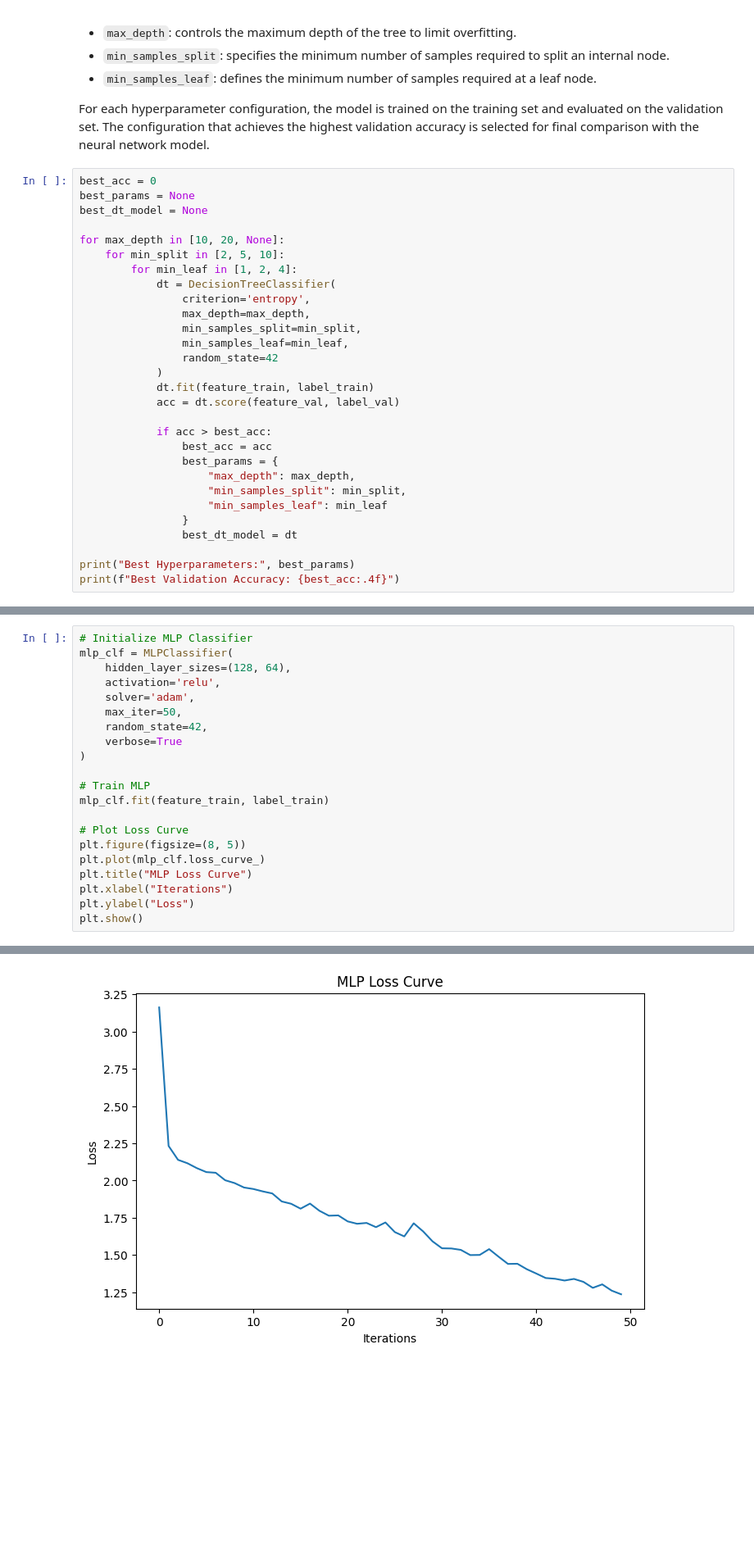
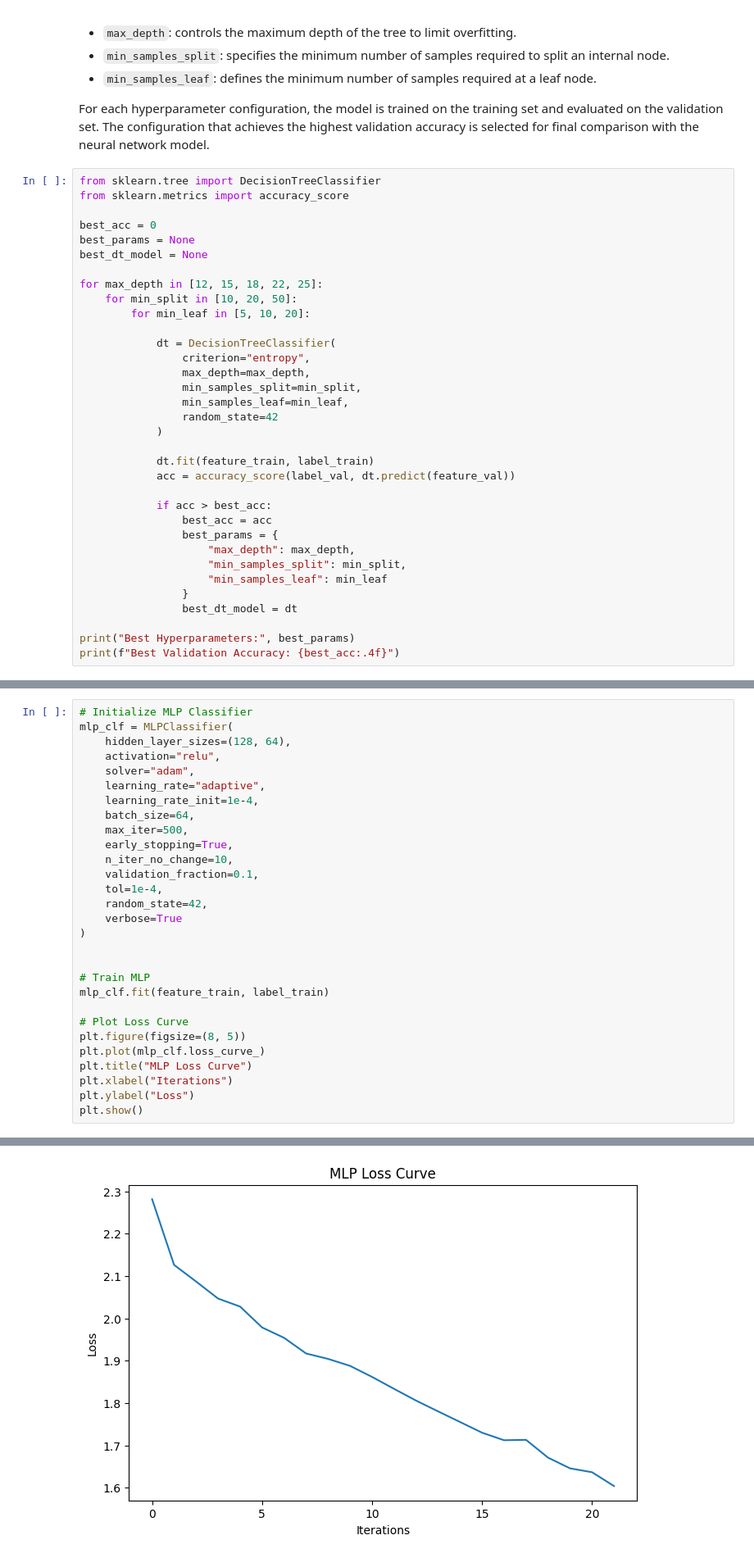
Before and after one commit to jiu45/MNIST-Classification, a Jupyter notebook: Food_MNIST.ipynb, the cells around one changed output, grey strips where cells are left out. Shown at 82% size. Saved outputs shown, nothing was run; the diff lists cells and outputs as text; blank space fills up the shorter version.

```diff
--- a/Food_MNIST.ipynb
+++ b/Food_MNIST.ipynb
@@ -203,22 +203,27 @@ The Decision Tree hyperparameters are tuned **manually using the validation set*
 
 For each hyperparameter configuration, the model is trained on the training set and evaluated on the validation set. The configuration that achieves the highest validation accuracy is selected for final comparison with the neural network model.
 # %%
+from sklearn.tree import DecisionTreeClassifier
+from sklearn.metrics import accuracy_score
+
 best_acc = 0
 best_params = None
 best_dt_model = None
 
-for max_depth in [10, 20, None]:
-    for min_split in [2, 5, 10]:
-        for min_leaf in [1, 2, 4]:
+for max_depth in [12, 15, 18, 22, 25]:
+    for min_split in [10, 20, 50]:
+        for min_leaf in [5, 10, 20]:
+
             dt = DecisionTreeClassifier(
-                criterion='entropy',
+                criterion="entropy",
                 max_depth=max_depth,
                 min_samples_split=min_split,
                 min_samples_leaf=min_leaf,
                 random_state=42
             )
+
             dt.fit(feature_train, label_train)
-            acc = dt.score(feature_val, label_val)
+            acc = accuracy_score(label_val, dt.predict(feature_val))
 
             if acc > best_acc:
                 best_acc = acc
@@ -242,12 +263,20 @@ A neural network classifier is implemented using scikit-learn’s `MLPClassifier
 # Initialize MLP Classifier
 mlp_clf = MLPClassifier(
     hidden_layer_sizes=(128, 64),
-    activation='relu',
-    solver='adam',
-    max_iter=50,
+    activation="relu",
+    solver="adam",
+    learning_rate="adaptive",
+    learning_rate_init=1e-4,
+    batch_size=64,
+    max_iter=500,
+    early_stopping=True,
+    n_iter_no_change=10,
+    validation_fraction=0.1,
+    tol=1e-4,
     random_state=42,
     verbose=True
 )
+
 
 # Train MLP
 mlp_clf.fit(feature_train, label_train)
@@ -280,4 +309,4 @@ Iteration 50, loss = 1.23671285
-[figure, old version]
+[figure, new version]
 # %% [markdown]
 ## 5. Performance Evaluation & Comparison
 
```
Also changed, not shown: parts of 5 cells of this notebook.
